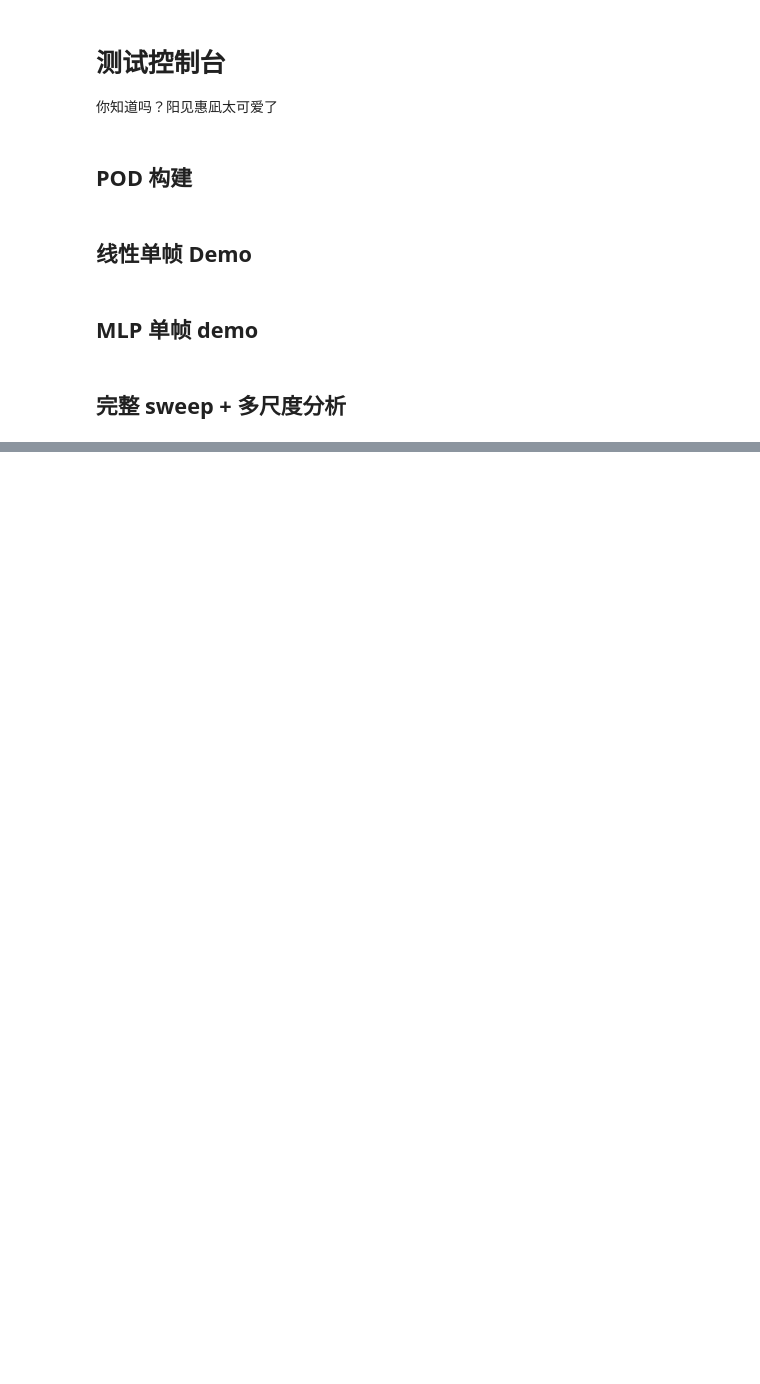
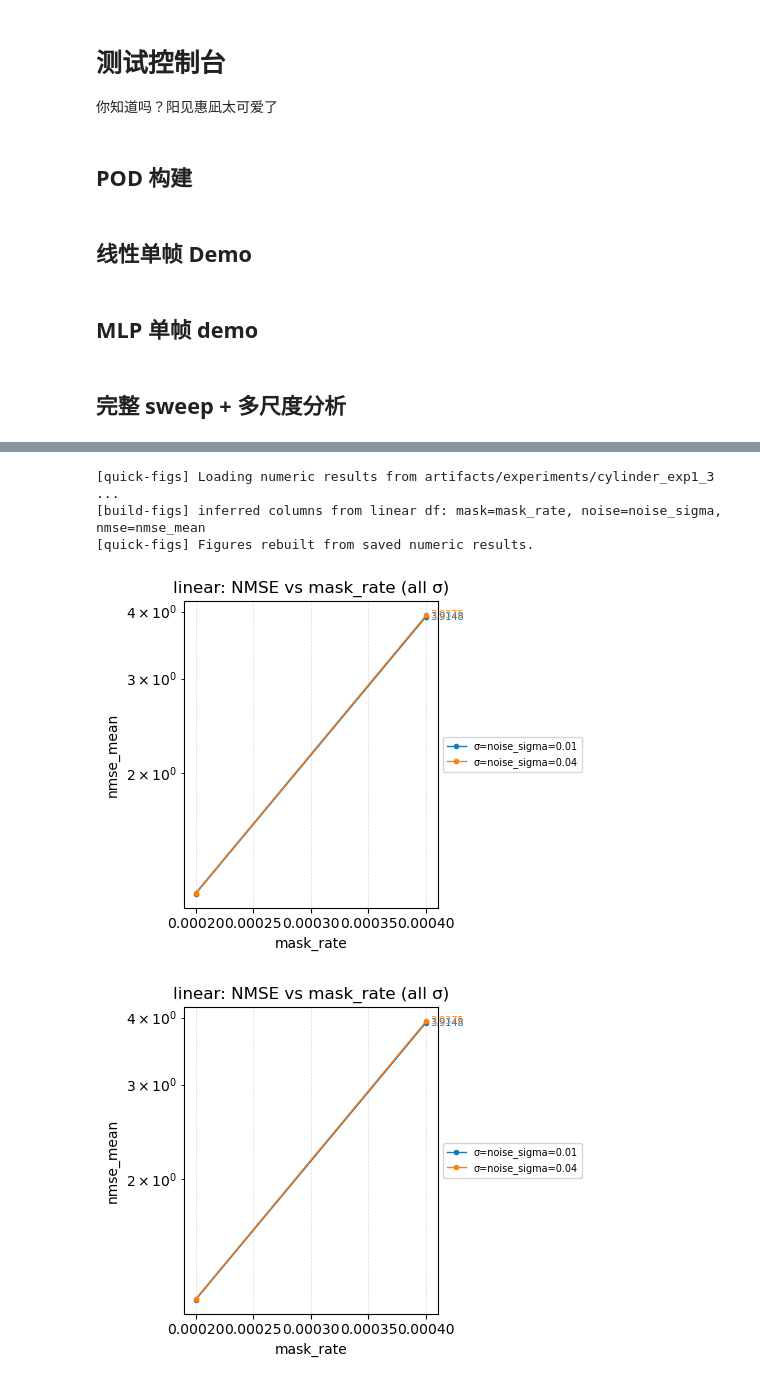
Before and after one commit to Flyingfish812/Ena, a Jupyter notebook: console.ipynb, the cells around one changed output, grey strips where cells are left out. Cells and saved outputs as stored; diff of their text form; code cells hidden in the pictures; blank space fills up the shorter version.

```diff
--- a/console.ipynb
+++ b/console.ipynb
@@ -110,0 +170,11 @@ res["df_linear"].head()
+# %%
+from backend.pipeline import quick_figs_from_saved_experiment
+
+figs = quick_figs_from_saved_experiment("artifacts/experiments", "cylinder_exp1_3")
+figs["fig_nmse_vs_mask_linear"]
+# %% [output]
+[quick-figs] Loading numeric results from artifacts/experiments/cylinder_exp1_3 ...
+[build-figs] inferred columns from linear df: mask=mask_rate, noise=noise_sigma, nmse=nmse_mean
+[quick-figs] Figures rebuilt from saved numeric results.
+[figure, added]
+[figure, added]
```
Also changed, not shown: parts of 3 cells of this notebook, 3 other files.
